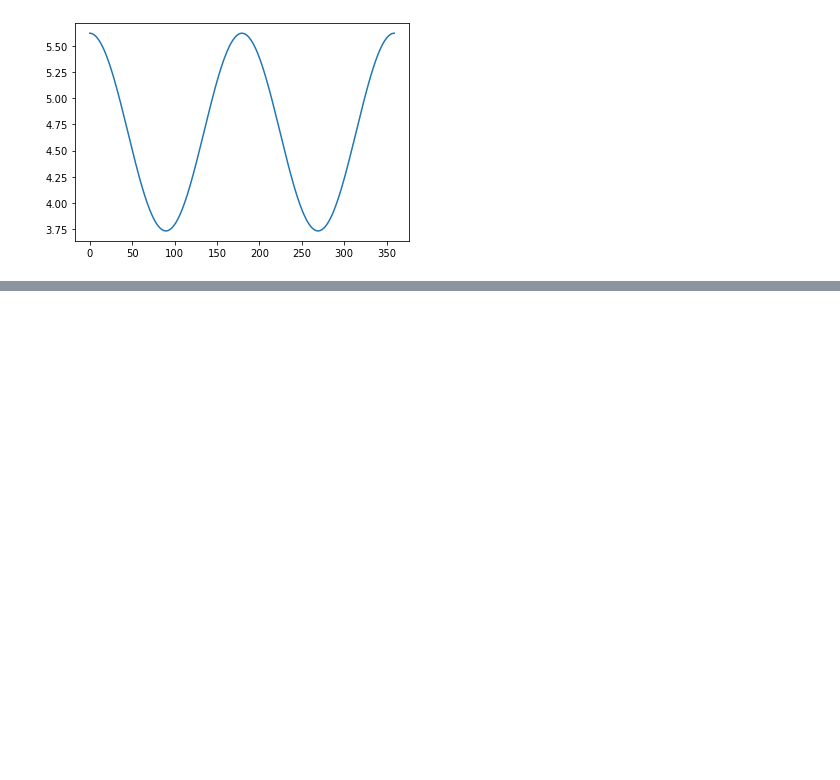
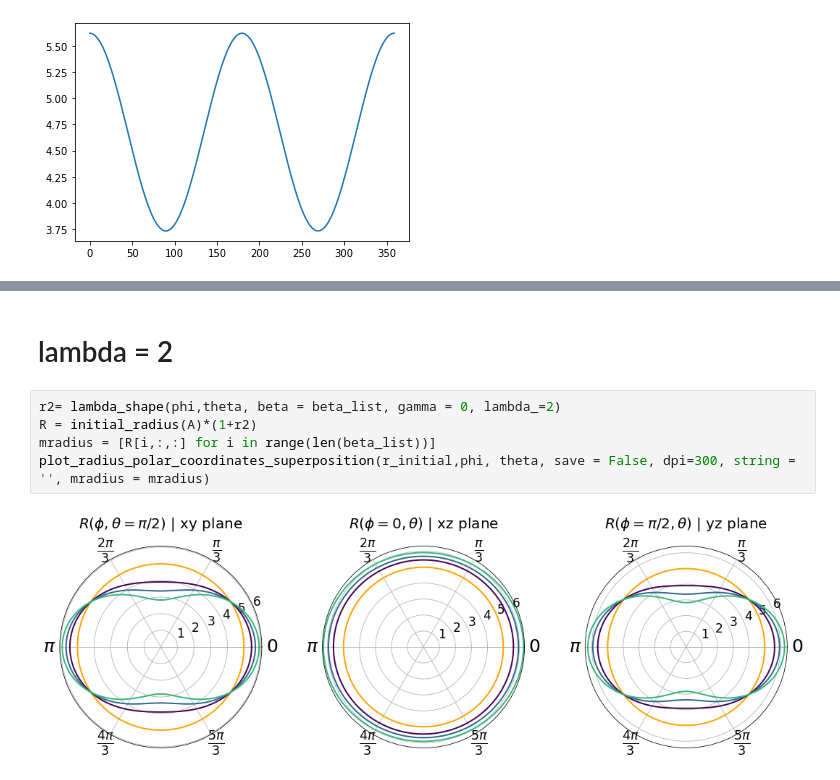
Before and after one commit to DFreireF/nudeform, a Jupyter notebook: notebooks/notebook.ipynb, the cells around one changed output, grey strips where cells are left out. Saved outputs shown, nothing was run; the diff lists cells and outputs as text; blank space fills up the shorter version.

```diff
--- a/notebooks/notebook.ipynb
+++ b/notebooks/notebook.ipynb
@@ -85,0 +91,9 @@ NameError: name 'lambda_shape' is not defined
+# %% [markdown]
+# lambda  = 2
+# %%
+r2= lambda_shape(phi,theta, beta = beta_list, gamma = 0, lambda_=2)
+R = initial_radius(A)*(1+r2)
+mradius = [R[i,:,:] for i in range(len(beta_list))]
+plot_radius_polar_coordinates_superposition(r_initial,phi, theta, save = False, dpi=300, string = '', mradius = mradius)
+# %% [output]
+[figure, added]
```
Also changed, not shown: parts of 13 cells of this notebook, 5 other files.
